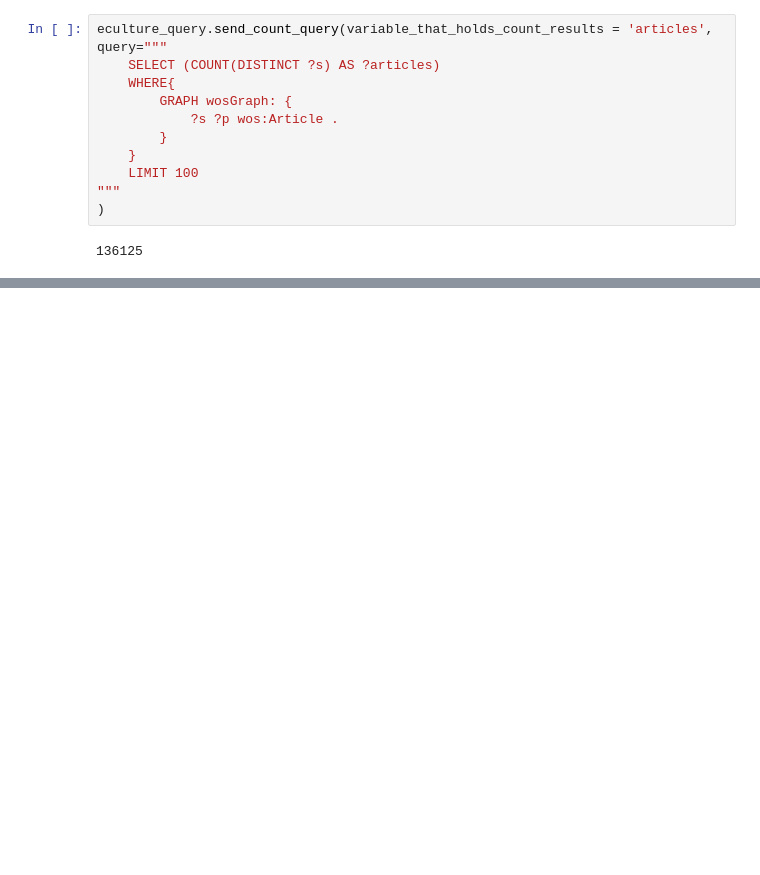
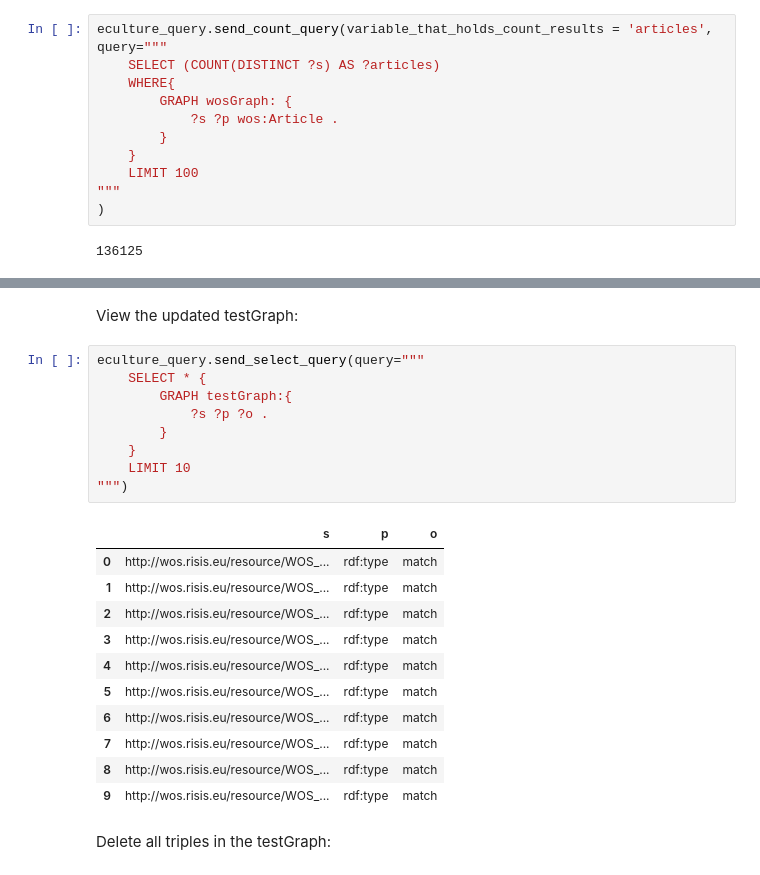
Before and after one commit to clokman/KFIR, a Jupyter notebook: notebooks/KFIR-experimentation.ipynb, the cells around one changed output, grey strips where cells are left out. Saved outputs shown, nothing was run; the diff lists cells and outputs as text; blank space fills up the shorter version.

```diff
--- a/notebooks/KFIR-experimentation.ipynb
+++ b/notebooks/KFIR-experimentation.ipynb
@@ -314,0 +391,25 @@ eculture_query.send_count_query(variable_that_holds_count_results = 'articles',
+# %% [markdown]
+View the updated testGraph:
+# %%
+eculture_query.send_select_query(query="""
+    SELECT * {
+        GRAPH testGraph:{
+            ?s ?p ?o .
+        }
+    }
+    LIMIT 10
+""")
+# %% [output]
+|  | s | p | o |
+| 0 | http://wos.risis.eu/resource/WOS_... | rdf:type | match |
+| 1 | http://wos.risis.eu/resource/WOS_... | rdf:type | match |
+| 2 | http://wos.risis.eu/resource/WOS_... | rdf:type | match |
+| 3 | http://wos.risis.eu/resource/WOS_... | rdf:type | match |
+| 4 | http://wos.risis.eu/resource/WOS_... | rdf:type | match |
+| 5 | http://wos.risis.eu/resource/WOS_... | rdf:type | match |
+| 6 | http://wos.risis.eu/resource/WOS_... | rdf:type | match |
+| 7 | http://wos.risis.eu/resource/WOS_... | rdf:type | match |
+| 8 | http://wos.risis.eu/resource/WOS_... | rdf:type | match |
+| 9 | http://wos.risis.eu/resource/WOS_... | rdf:type | match |
+# %% [markdown]
+Delete all triples in the testGraph:
```
Also changed, not shown: parts of 37 cells of this notebook.
